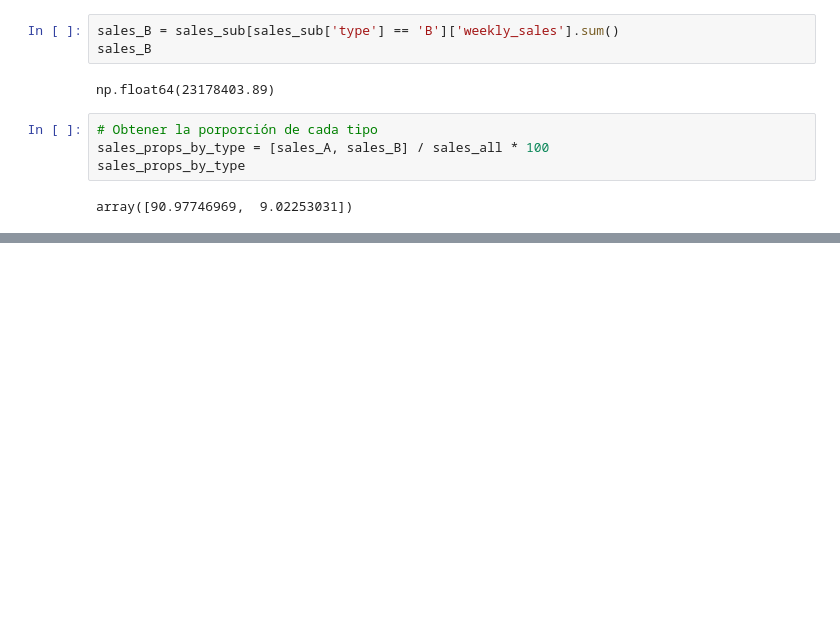
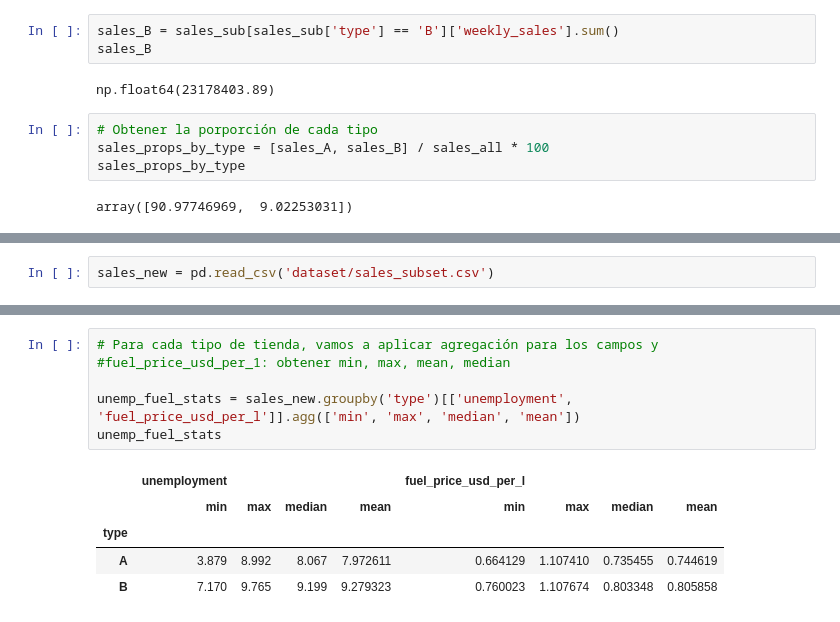
Before and after one commit to brndn010101/AnaliticaDeDatosNegDig, a Jupyter notebook: 03-Tratamiento y Exploración de los Datos/02-Manipulacion_Datos_Pandas/06-Aggregating_DataFrames.ipynb, the cells around one changed output, grey strips where cells are left out. Cells and saved outputs as stored; diff of their text form; blank space fills up the shorter version.

Commit message:
Logro: Instrucción Group By terminada, Pivot inicializada

```diff
--- a/03-Tratamiento y Exploración de los Datos/02-Manipulacion_Datos_Pandas/06-Aggregating_DataFrames.ipynb
+++ b/03-Tratamiento y Exploración de los Datos/02-Manipulacion_Datos_Pandas/06-Aggregating_DataFrames.ipynb
@@ -517,0 +530,2 @@ array([90.97746969,  9.02253031])
+# %%
+sales_new = pd.read_csv('dataset/sales_subset.csv')
@@ -517,0 +594,12 @@ array([90.97746969,  9.02253031])
+# %%
+# Para cada tipo de tienda, vamos a aplicar agregación para los campos y
+#fuel_price_usd_per_1: obtener min, max, mean, median
+
+unemp_fuel_stats = sales_new.groupby('type')[['unemployment', 'fuel_price_usd_per_l']].agg(['min', 'max', 'median', 'mean'])
+unemp_fuel_stats
+# %% [output]
+|  | unemployment |  |  |  | fuel_price_usd_per_l |  |  |  |
+|  | min | max | median | mean | min | max | median | mean |
+| type |  |  |  |  |  |  |  |  |
+| A | 3.879 | 8.992 | 8.067 | 7.972611 | 0.664129 | 1.107410 | 0.735455 | 0.744619 |
+| B | 7.170 | 9.765 | 9.199 | 9.279323 | 0.760023 | 1.107674 | 0.803348 | 0.805858 |
```
Also changed, not shown: parts of 8 cells of this notebook.
